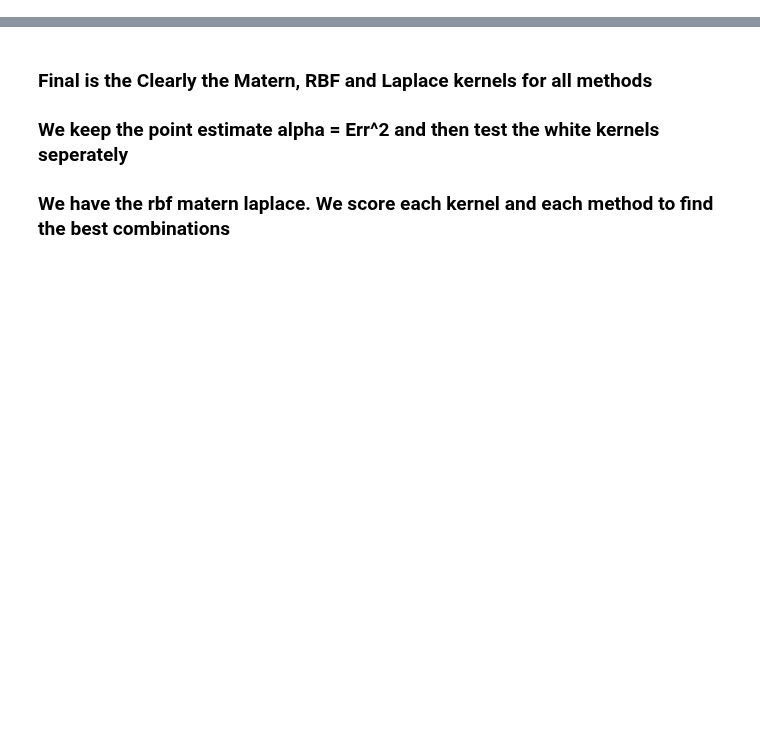
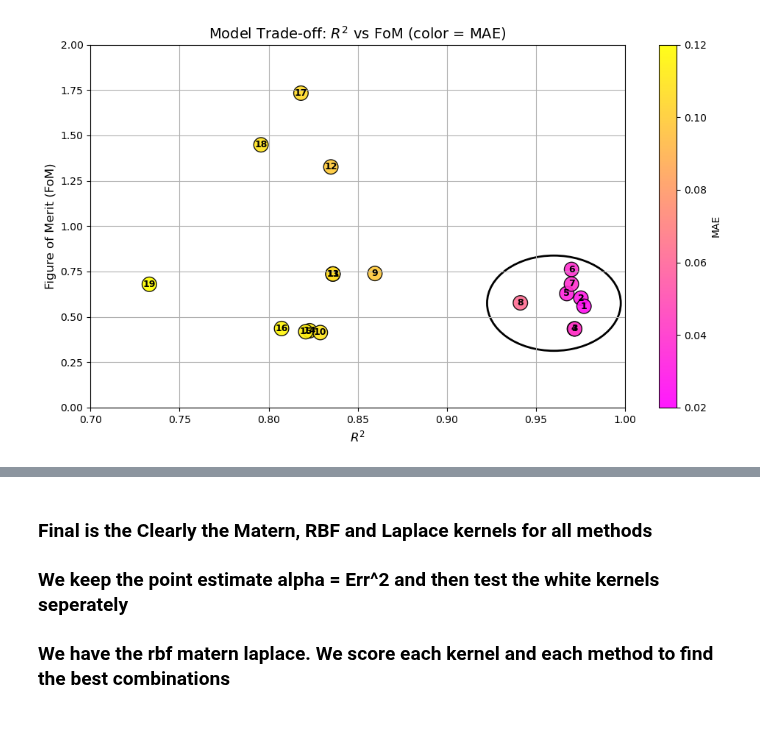
Before and after one commit to seanwhite674/FinalYearProject, a Jupyter notebook: Kfold model Selection/Examining Metrics.ipynb, the cells around one changed output, grey strips where cells are left out. Saved outputs shown, nothing was run; the diff lists cells and outputs as text; code cells hidden in the pictures; blank space fills up the shorter version.

```diff
--- a/Kfold model Selection/Examining Metrics.ipynb
+++ b/Kfold model Selection/Examining Metrics.ipynb
@@ -53,0 +231,61 @@ plt.show()
+# %%
+from matplotlib.patches import Circle
+# --- Create a mapping from each (kernel, modeltype) to its final rank ---
+rank_mapping = {(row['Kernel'], row['Noise Model']): row['Final Rank']
+                for _, row in ranking_df.iterrows()}
+
+r2_list = []
+fom_list = []
+mae_list = []
+vmin = 0.02
+vmax = 0.12
+
+
+
+for kernel, modeltype in models:
+    if modeltype == 'combined_kernel':
+        r2_list.append(np.mean(combined_kernels[kernel]['r2']))
+        fom_list.append(np.mean(combined_kernels[kernel]['fom']))
+        mae_list.append(np.mean(combined_kernels[kernel]['mae']))
+    else:
+        r2_list.append(np.mean(cv_results_all_kernels[kernel][modeltype]['r2']))
+        fom_list.append(np.mean(cv_results_all_kernels[kernel][modeltype]['fom']))
+        mae_list.append(np.mean(cv_results_all_kernels[kernel][modeltype]['mae']))
+
+r2_array = np.array(r2_list)
+fom_array = np.array(fom_list)
+mae_array = np.array(mae_list)
+
+# --- Scatter plot ---
+fig, ax = plt.subplots(figsize=(10, 6))
+scatter = ax.scatter(r2_array, fom_array, c=mae_array, cmap='spring', s=200,edgecolor='k', alpha=0.9, vmin=vmin, vmax=vmax)
+
+# Annotate each point with its final ranking (from ranking_df)
+for i, (kernel, modeltype) in enumerate(models):
+    ax.annotate(str(rank_mapping[(kernel, modeltype)]), (r2_array[i], fom_array[i]),fontsize=9, weight='bold', ha='center', va='center')
+
+from matplotlib.patches import Ellipse
+
+# Example: Center at (0.96, 0.65), with width and height of the ellipse
+ellipse = Ellipse((0.96, 0.575), width=0.075, height=0.525,
+                  edgecolor='black', fill=False, linewidth=2)
+ax.add_patch(ellipse)
+
+# Plot formatting
+ax.set_xlabel('$R^2$', fontsize=12)
+ax.set_ylabel('Figure of Merit (FoM)', fontsize=12)
+ax.set_title('Model Trade-off: $R^2$ vs FoM (color = MAE)', fontsize=14)
+#ax.axhline(1, color='red', linestyle='--', label='FoM = 1')
+ax.set_ylim((0, 2))
+ax.set_xlim((0.7, 1))
+ax.grid(True)
+
+# Add colorbar
+cbar = plt.colorbar(scatter, ax=ax)
+cbar.set_label('MAE')
+
+plt.tight_layout()
+plt.savefig(r"C:\Users\seanw\OneDrive\Desktop\GitHub\FYP\Latex\LatexPlots\CV_plots\r2vsfom",dpi=72, bbox_inches='tight')
+plt.show()
+# %% [output]
+[figure, added]
```
Also changed, not shown: parts of 13 cells of this notebook, 37 other files.
